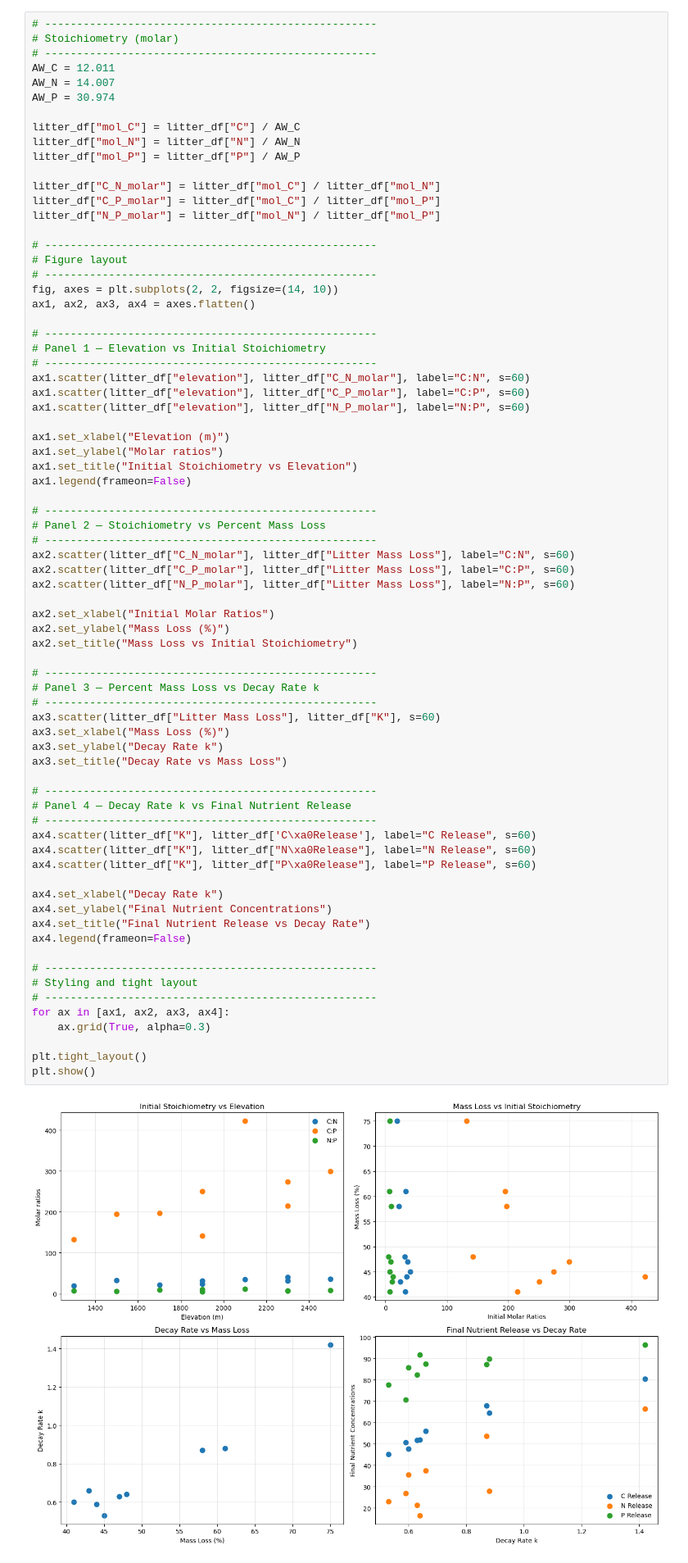
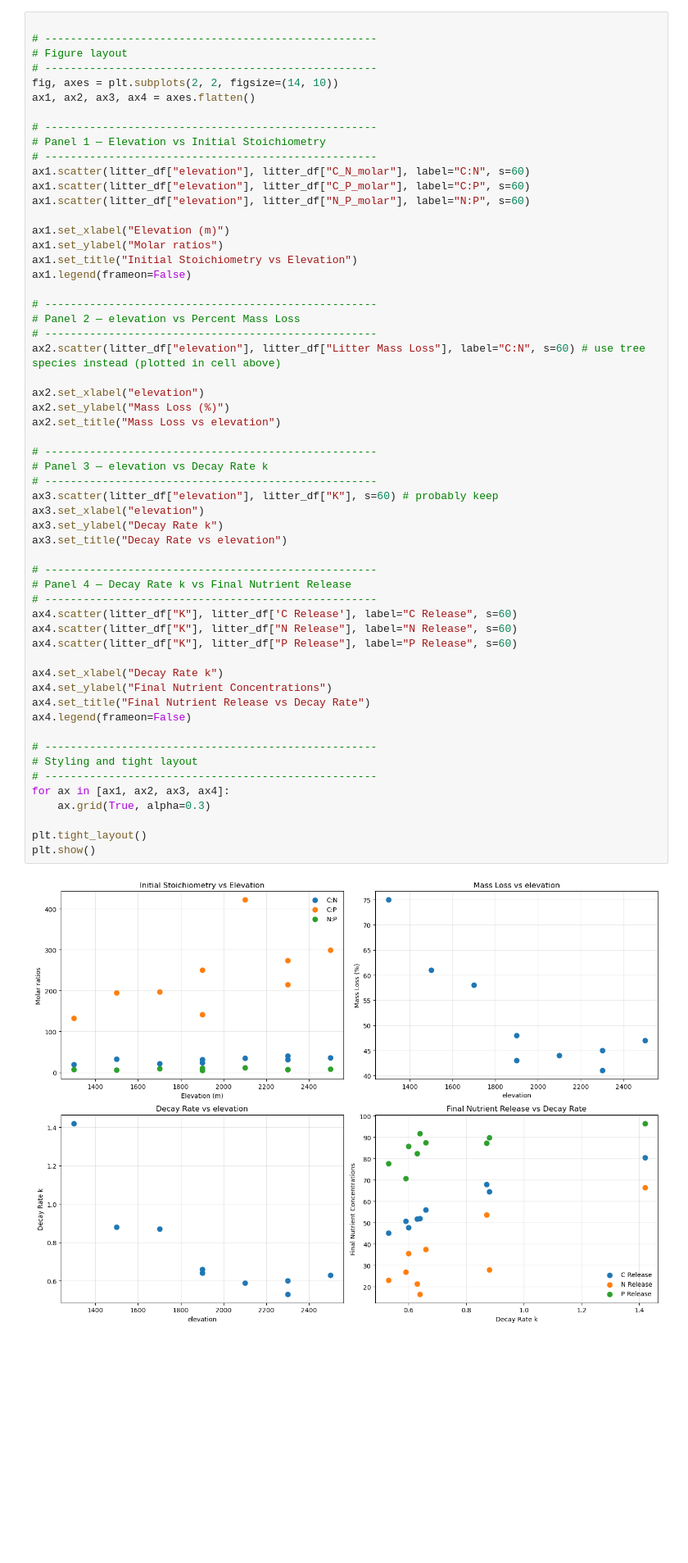
Before and after one commit to rjost1/GEOS685, a Jupyter notebook: Final.ipynb, the cells around one changed output. Shown: that part at 82% size. Cells and saved outputs as stored; diff of their text form; blank space fills up the shorter version.

Commit message:
messing with plots

```diff
--- a/Final.ipynb
+++ b/Final.ipynb
@@ -58,18 +195,4 @@ plt.show()
 # %%
-# ----------------------------------------------------
-# Stoichiometry (molar)
-# ----------------------------------------------------
-AW_C = 12.011
-AW_N = 14.007
-AW_P = 30.974
-
-litter_df["mol_C"] = litter_df["C"] / AW_C
-litter_df["mol_N"] = litter_df["N"] / AW_N
-litter_df["mol_P"] = litter_df["P"] / AW_P
-
-litter_df["C_N_molar"] = litter_df["mol_C"] / litter_df["mol_N"]
-litter_df["C_P_molar"] = litter_df["mol_C"] / litter_df["mol_P"]
-litter_df["N_P_molar"] = litter_df["mol_N"] / litter_df["mol_P"]
 
 # ----------------------------------------------------
 # Figure layout
@@ -89,44 +212,42 @@ ax1.set_ylabel("Molar ratios")
 ax1.set_title("Initial Stoichiometry vs Elevation")
 ax1.legend(frameon=False)
 
 # ----------------------------------------------------
-# Panel 2 — Stoichiometry vs Percent Mass Loss
+# Panel 2 — elevation vs Percent Mass Loss
 # ----------------------------------------------------
-ax2.scatter(litter_df["C_N_molar"], litter_df["Litter Mass Loss"], label="C:N", s=60)
-ax2.scatter(litter_df["C_P_molar"], litter_df["Litter Mass Loss"], label="C:P", s=60)
-ax2.scatter(litter_df["N_P_molar"], litter_df["Litter Mass Loss"], label="N:P", s=60)
+ax2.scatter(litter_df["elevation"], litter_df["Litter Mass Loss"], label="C:N", s=60) # use tree species instead (plotted in cell above)
 
-ax2.set_xlabel("Initial Molar Ratios")
+ax2.set_xlabel("elevation")
 ax2.set_ylabel("Mass Loss (%)")
-ax2.set_title("Mass Loss vs Initial Stoichiometry")
+ax2.set_title("Mass Loss vs elevation")
 
 # ----------------------------------------------------
-# Panel 3 — Percent Mass Loss vs Decay Rate k
+# Panel 3 — elevation vs Decay Rate k
 # ----------------------------------------------------
-ax3.scatter(litter_df["Litter Mass Loss"], litter_df["K"], s=60)
-ax3.set_xlabel("Mass Loss (%)")
+ax3.scatter(litter_df["elevation"], litter_df["K"], s=60) # probably keep
+ax3.set_xlabel("elevation")
 ax3.set_ylabel("Decay Rate k")
-ax3.set_title("Decay Rate vs Mass Loss")
+ax3.set_title("Decay Rate vs elevation")
 
 # ----------------------------------------------------
 # Panel 4 — Decay Rate k vs Final Nutrient Release
 # ----------------------------------------------------
-ax4.scatter(litter_df["K"], litter_df['C\xa0Release'], label="C Release", s=60)
-ax4.scatter(litter_df["K"], litter_df["N\xa0Release"], label="N Release", s=60)
-ax4.scatter(litter_df["K"], litter_df["P\xa0Release"], label="P Release", s=60)
+ax4.scatter(litter_df["K"], litter_df['C Release'], label="C Release", s=60)
+ax4.scatter(litter_df["K"], litter_df["N Release"], label="N Release", s=60)
+ax4.scatter(litter_df["K"], litter_df["P Release"], label="P Release", s=60)
 
 ax4.set_xlabel("Decay Rate k")
 ax4.set_ylabel("Final Nutrient Concentrations")
 ax4.set_title("Final Nutrient Release vs Decay Rate")
 ax4.legend(frameon=False)
 
 # ----------------------------------------------------
 # Styling and tight layout
 # ----------------------------------------------------
 for ax in [ax1, ax2, ax3, ax4]:
     ax.grid(True, alpha=0.3)
 
 plt.tight_layout()
 plt.show()
 # %% [output]
-[figure, old version]
+[figure, new version]
```
Also changed, not shown: parts of 8 cells of this notebook.
